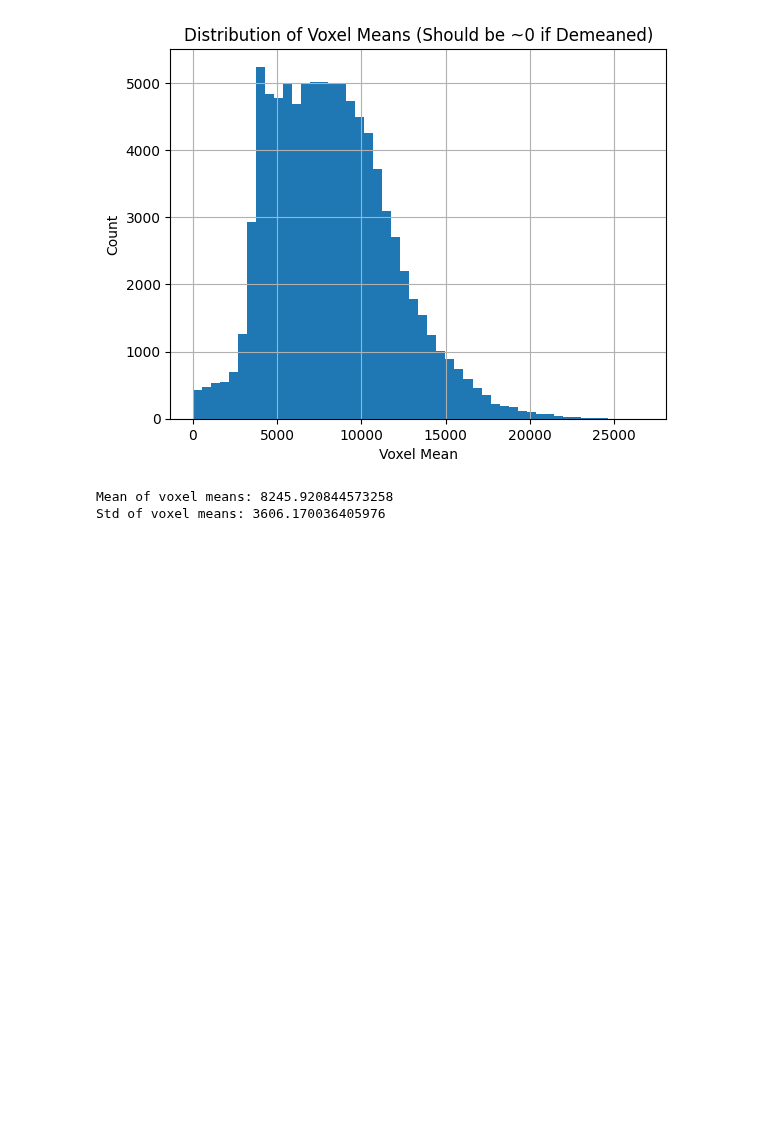
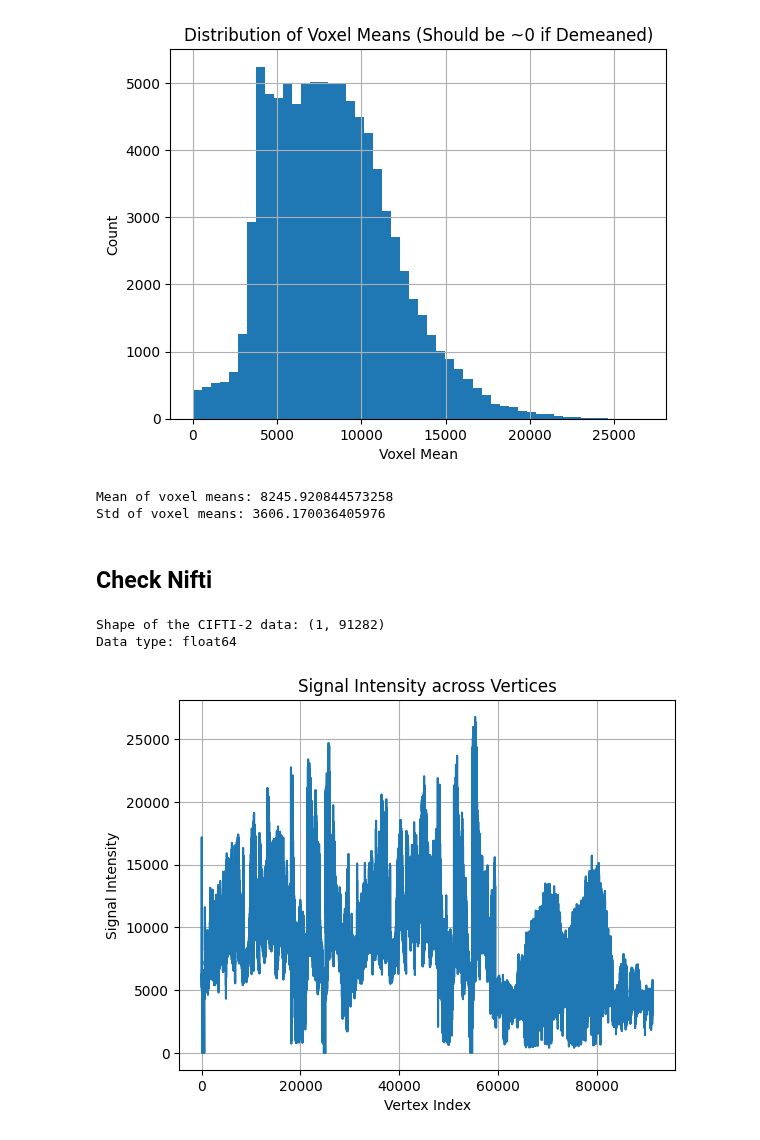
Before and after one commit to Cognitive-Neuroscience-Neurotechnology/ibc_latent, a Jupyter notebook: Preprocessing/check_detrending.ipynb, the cells around one changed output. Drawn from its saved outputs; the diff is of its cells as text; code cells hidden in the pictures; blank space fills up the shorter version.

```diff
--- a/Preprocessing/check_detrending.ipynb
+++ b/Preprocessing/check_detrending.ipynb
@@ -51,3 +51,30 @@ print("Std of voxel means:", np.std(voxel_means))
 [figure]
 Mean of voxel means: 8245.920844573258
 Std of voxel means: 3606.170036405976
+# %% [markdown]
+## Check Nifti
+# %%
+# Load the specified NIfTI file
+nifti_file = nib.load('/ptmp/hmueller2/Downloads/fmriprep_out/sub-01/ses-15/postfmriprep/demean/sub-01_ses-15_task-RestingState_dir-pa_mean.dtseries.nii')
+
+# Get the data from the file
+nifti_data = nifti_file.get_fdata()
+
+# Print basic information about the data
+print("Shape of the CIFTI-2 data:", nifti_data.shape)
+print("Data type:", nifti_data.dtype)
+
+# If it's a time series, visualize the time series for a specific vertex/voxel
+if len(nifti_data.shape) == 2:  # Typically (time, vertices/voxels)
+    plt.plot(nifti_data[0, :])  # Plot the signal intensity for the first time point across all vertices
+    plt.title("Signal Intensity across Vertices")
+    plt.xlabel("Vertex Index")
+    plt.ylabel("Signal Intensity")
+    plt.grid(True)
+    plt.show()
+else:
+    print("Unexpected data shape. Visualization may need adjustment.")
+# %% [output]
+Shape of the CIFTI-2 data: (1, 91282)
+Data type: float64
+[figure, added]
```
Also changed, not shown: parts of 3 cells of this notebook, 1 other file.
